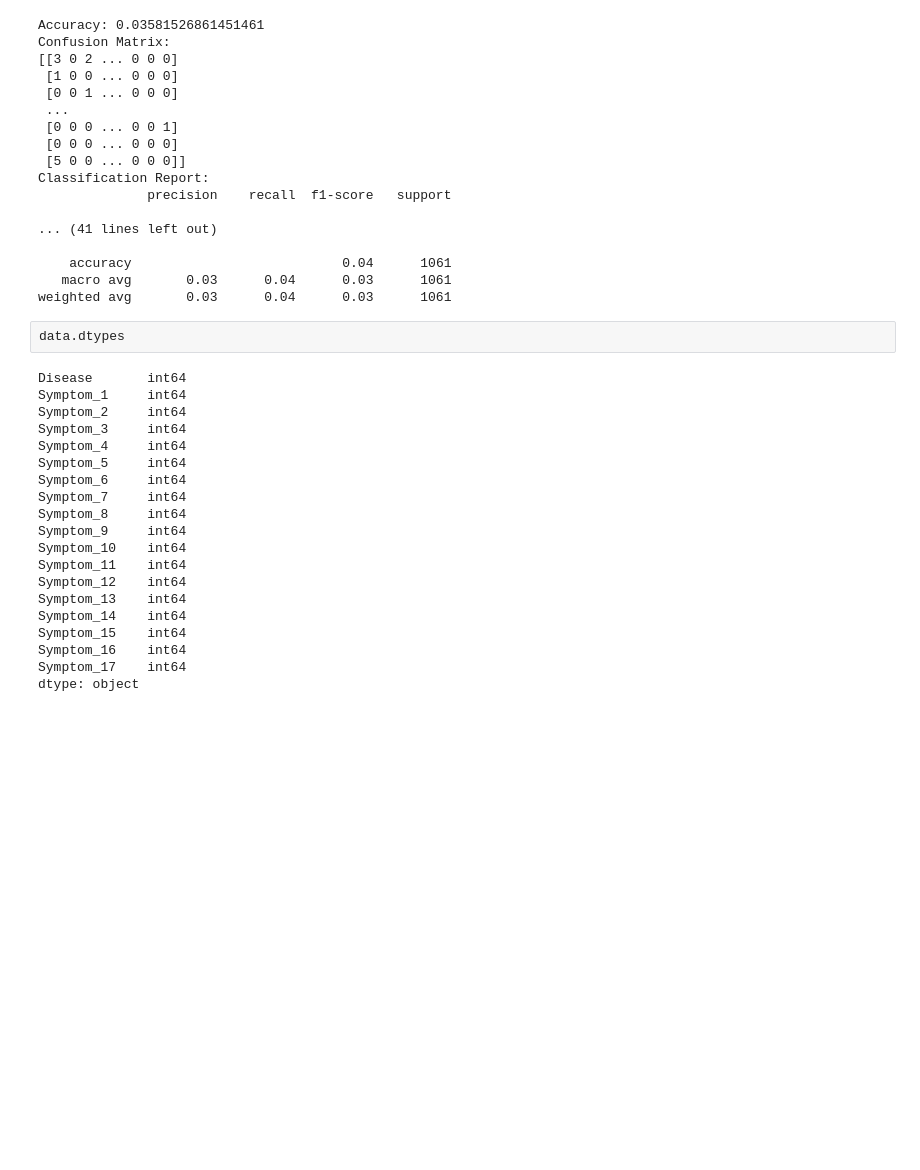
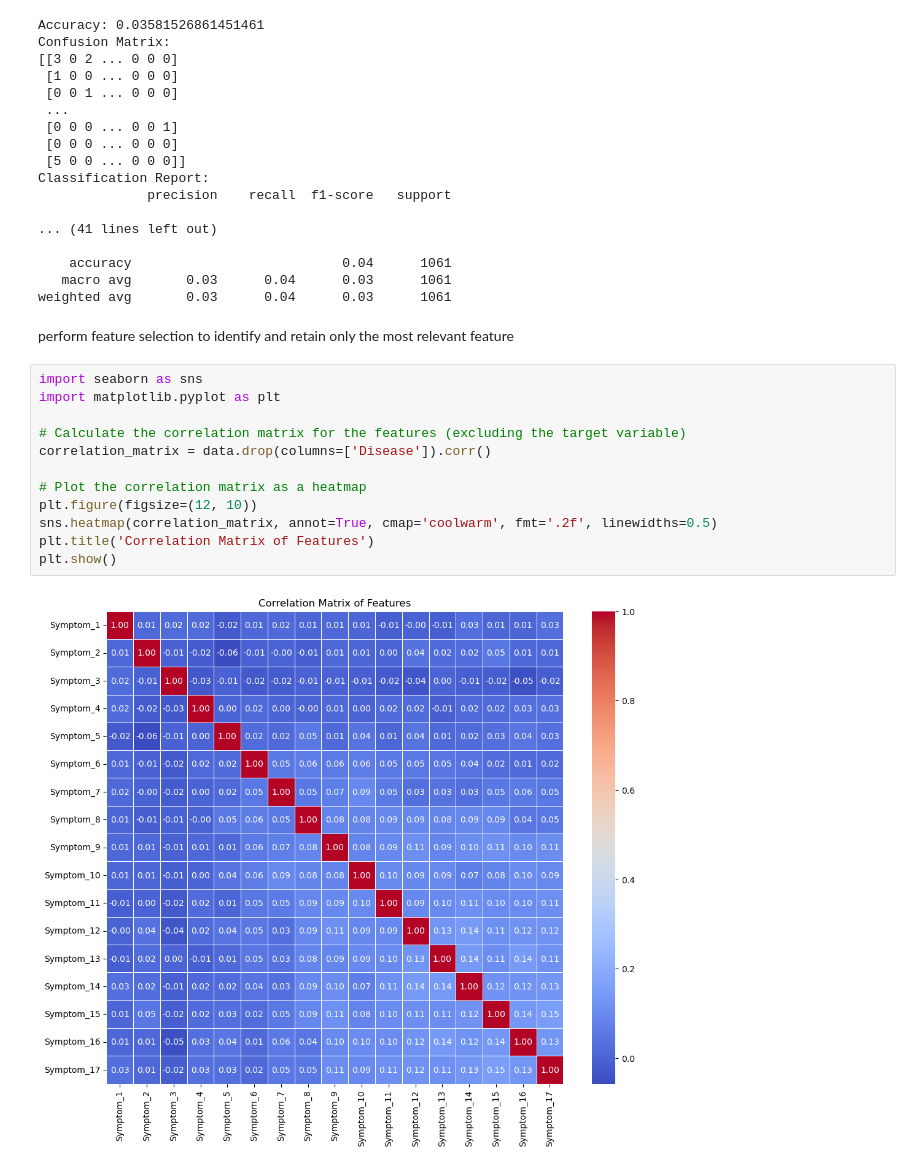
Before and after one commit to pheakleap/Capstone-Project-I, a Jupyter notebook: notebooks/naiive bayes/naive_bayes_refined.ipynb, the cells around one changed output. Drawn from its saved outputs; the diff is of its cells as text; blank space fills up the shorter version.

```diff
--- a/notebooks/naiive bayes/naive_bayes_refined.ipynb
+++ b/notebooks/naiive bayes/naive_bayes_refined.ipynb
@@ -69,25 +69,19 @@ Classification Report:
     accuracy                           0.04      1061
    macro avg       0.03      0.04      0.03      1061
 weighted avg       0.03      0.04      0.03      1061
-# %%
-data.dtypes
-# %% [output]
-Disease       int64
-Symptom_1     int64
-Symptom_2     int64
-Symptom_3     int64
-Symptom_4     int64
-Symptom_5     int64
-Symptom_6     int64
-Symptom_7     int64
-Symptom_8     int64
-Symptom_9     int64
-Symptom_10    int64
-Symptom_11    int64
-Symptom_12    int64
-Symptom_13    int64
-Symptom_14    int64
-Symptom_15    int64
-Symptom_16    int64
-Symptom_17    int64
-dtype: object
+# %% [markdown]
+perform feature selection to identify and retain only the most relevant feature
+# %%
+import seaborn as sns
+import matplotlib.pyplot as plt
+
+# Calculate the correlation matrix for the features (excluding the target variable)
+correlation_matrix = data.drop(columns=['Disease']).corr()
+
+# Plot the correlation matrix as a heatmap
+plt.figure(figsize=(12, 10))
+sns.heatmap(correlation_matrix, annot=True, cmap='coolwarm', fmt='.2f', linewidths=0.5)
+plt.title('Correlation Matrix of Features')
+plt.show()
+# %% [output]
+[figure, added]
```
Also changed, not shown: parts of 7 cells of this notebook.
